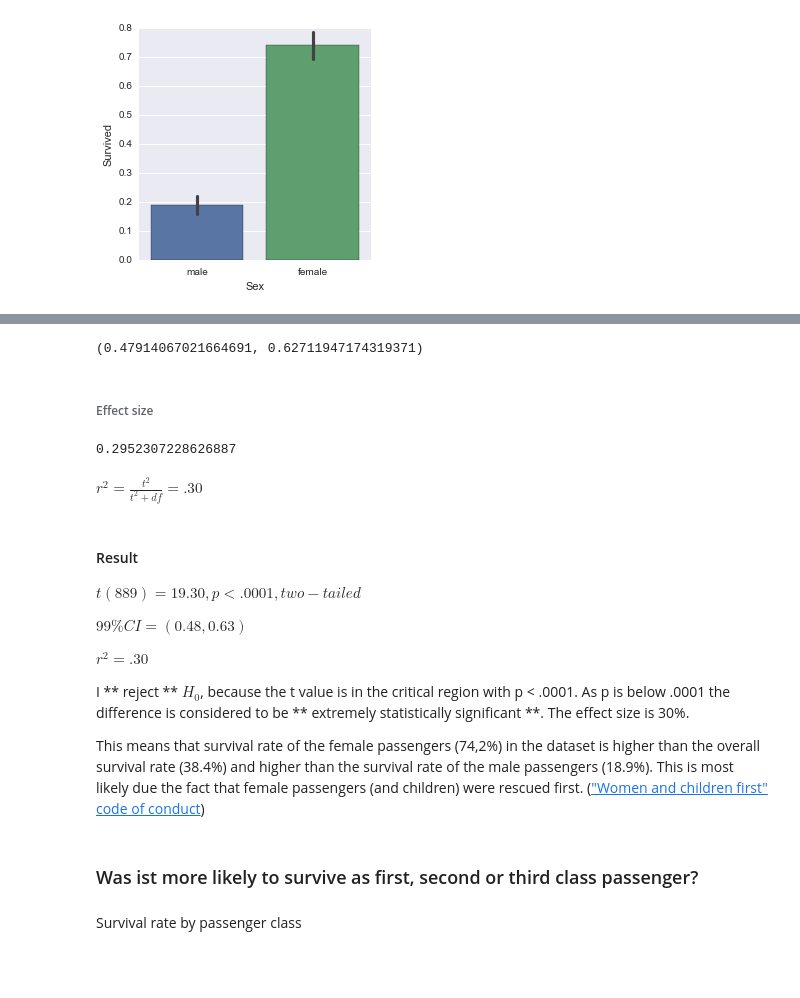
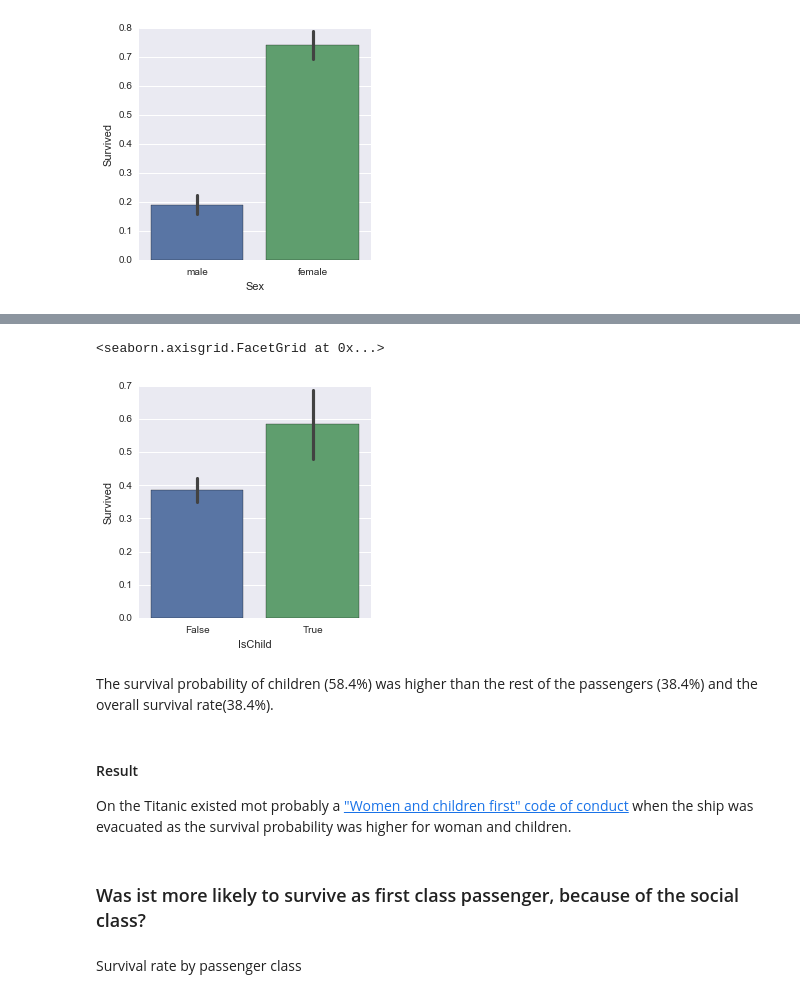
Before and after one commit to jenslaufer/data-analyst-nanodegree, a Jupyter notebook: p2/Assignment/Titanic Data.ipynb, the cells around one changed output, grey strips where cells are left out. Drawn from its saved outputs; the diff is of its cells as text; code cells hidden in the pictures; blank space fills up the shorter version.

```diff
--- a/p2/Assignment/Titanic Data.ipynb
+++ b/p2/Assignment/Titanic Data.ipynb
@@ -281,30 +211,17 @@ $p = 1.4060661308802594e-69$
-# %%
-cm = sms.CompareMeans(sms.DescrStatsW(survival_df_female), sms.DescrStatsW(survival_df_male))
-cm.tconfint_diff(alpha=.01, alternative='two-sided')
-# %% [output]
-(0.47914067021664691, 0.62711947174319371)
-# %% [markdown]
-###### Effect size
-# %%
-pow(t,2)/(pow(t,2) + df)
-# %% [output]
-0.2952307228626887
-# %% [markdown]
-$r^2 = \frac{t^2}{t^2 + df} = .30$
-# %% [markdown]
-#### Result ####
-
-$t(889) = 19.30, p < .0001, two-tailed$
-
-$99\% CI = (0.48, 0.63)$
-
-$r^2 = .30$
-
-I ** reject ** $H_0$, because the t value is in the critical region with p < .0001. As p is below .0001 the difference is considered to be ** extremely statistically significant **. The effect size is 30%.
-
-This means that survival rate of the female passengers (74,2%) in the dataset is higher than the overall survival rate (38.4%) and higher than the survival rate of the male passengers (18.9%). This is most likely due the fact that female passengers (and children) were rescued first. (["Women and children first" code of conduct](https://en.wikipedia.org/wiki/Women_and_children_first))
+# %%
+%matplotlib inline
+sns.factorplot(x = 'IsChild', y = 'Survived', data = titanic_df, kind = 'bar')
+# %% [output]
+<seaborn.axisgrid.FacetGrid at 0x...>
+[figure, added]
+# %% [markdown]
+The survival probability of children (58.4%) was higher than the rest of the passengers (38.4%) and the overall survival rate(38.4%).
+# %% [markdown]
+#### Result ####
+
+On the Titanic existed mot probably a ["Women and children first" code of conduct](https://en.wikipedia.org/wiki/Women_and_children_first) when the ship was evacuated as the survival probability was higher for woman and children.
 # %% [markdown]
-### Was ist more likely to survive as first, second or third class passenger? ###
+### Was ist more likely to survive as first class passenger, because of the social class? ###
 # %% [markdown]
 Survival rate by passenger class
 # %%
```
Also changed, not shown: parts of 45 cells of this notebook.
